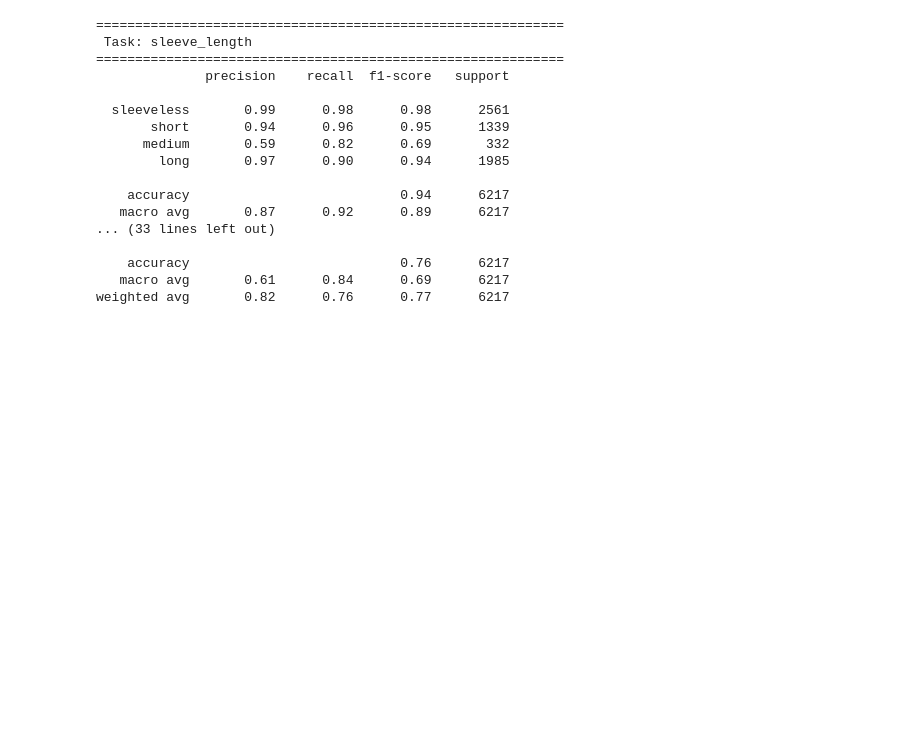
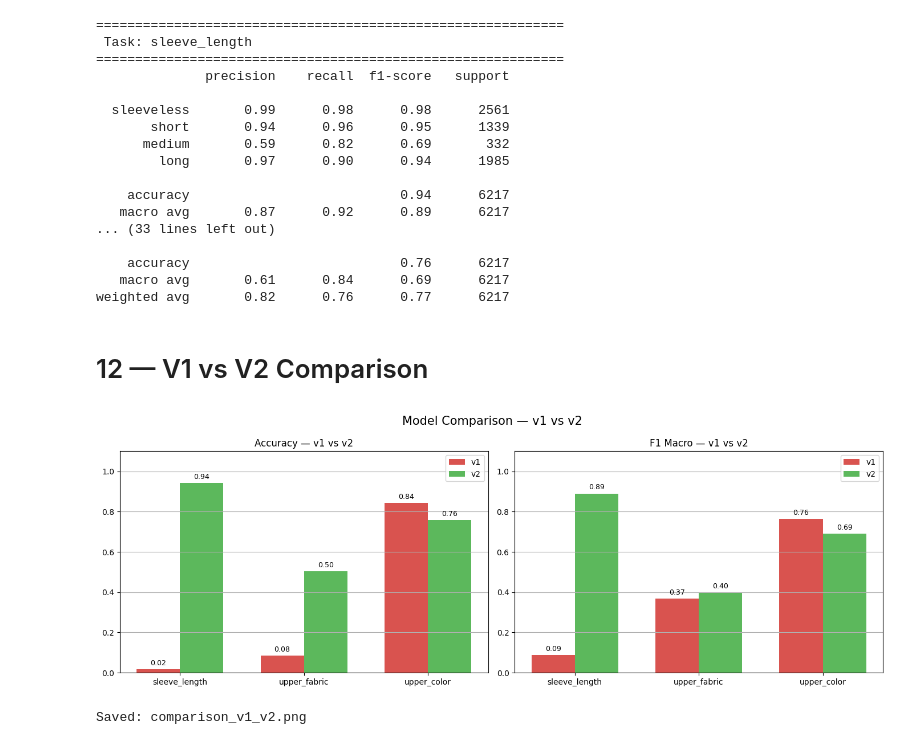
Before and after one commit to miguell-14/2026-ei-aoopii-b27, a Jupyter notebook: notebooks/06-improved-training.ipynb, the cells around one changed output. Cells and saved outputs as stored; diff of their text form; code cells hidden in the pictures; blank space fills up the shorter version.

```diff
--- a/notebooks/06-improved-training.ipynb
+++ b/notebooks/06-improved-training.ipynb
@@ -601,6 +601,63 @@ for task in TASKS:
     accuracy                           0.76      6217
    macro avg       0.61      0.84      0.69      6217
 weighted avg       0.82      0.76      0.77      6217
+# %% [markdown]
+# 12 — V1 vs V2 Comparison
+# %%
+import numpy as np
+import matplotlib.pyplot as plt
+
+tasks    = ["sleeve_length", "upper_fabric", "upper_color"]
+v1_acc   = [0.0169, 0.0844, 0.8438]
+v2_acc   = [0.9429, 0.5033, 0.7584]
+v1_f1    = [0.0893, 0.3682, 0.7633]
+v2_f1    = [0.8900, 0.4000, 0.6900]
+
+x      = np.arange(len(tasks))
+width  = 0.35
+
+fig, axes = plt.subplots(1, 2, figsize=(14, 5))
+
+# ── Accuracy ──────────────────────────────────────────────────────────────────
+bars1 = axes[0].bar(x - width/2, v1_acc, width, label="v1", color="#d9534f")
+bars2 = axes[0].bar(x + width/2, v2_acc, width, label="v2", color="#5cb85c")
+axes[0].set_title("Accuracy — v1 vs v2")
+axes[0].set_xticks(x)
+axes[0].set_xticklabels(tasks)
+axes[0].set_ylim(0, 1.1)
+axes[0].legend()
+axes[0].grid(axis="y")
+for bar in bars1:
+    axes[0].text(bar.get_x() + bar.get_width()/2, bar.get_height() + 0.02,
+                 f"{bar.get_height():.2f}", ha="center", fontsize=9)
+for bar in bars2:
+    axes[0].text(bar.get_x() + bar.get_width()/2, bar.get_height() + 0.02,
+                 f"{bar.get_height():.2f}", ha="center", fontsize=9)
+
+# ── F1 Macro ──────────────────────────────────────────────────────────────────
+bars3 = axes[1].bar(x - width/2, v1_f1, width, label="v1", color="#d9534f")
+bars4 = axes[1].bar(x + width/2, v2_f1, width, label="v2", color="#5cb85c")
+axes[1].set_title("F1 Macro — v1 vs v2")
+axes[1].set_xticks(x)
+axes[1].set_xticklabels(tasks)
+axes[1].set_ylim(0, 1.1)
+axes[1].legend()
+axes[1].grid(axis="y")
+for bar in bars3:
+    axes[1].text(bar.get_x() + bar.get_width()/2, bar.get_height() + 0.02,
+                 f"{bar.get_height():.2f}", ha="center", fontsize=9)
+for bar in bars4:
+    axes[1].text(bar.get_x() + bar.get_width()/2, bar.get_height() + 0.02,
+                 f"{bar.get_height():.2f}", ha="center", fontsize=9)
+
+plt.suptitle("Model Comparison — v1 vs v2", fontsize=15)
+plt.tight_layout()
+plt.savefig("/kaggle/working/comparison_v1_v2.png", dpi=150)
+plt.show()
+print("Saved: comparison_v1_v2.png")
+# %% [output]
+[figure, added]
+Saved: comparison_v1_v2.png
 # %% [markdown]
 ## Conclusions
 
```
Also changed, not shown: parts of 1 cell of this notebook, 8 other files.
